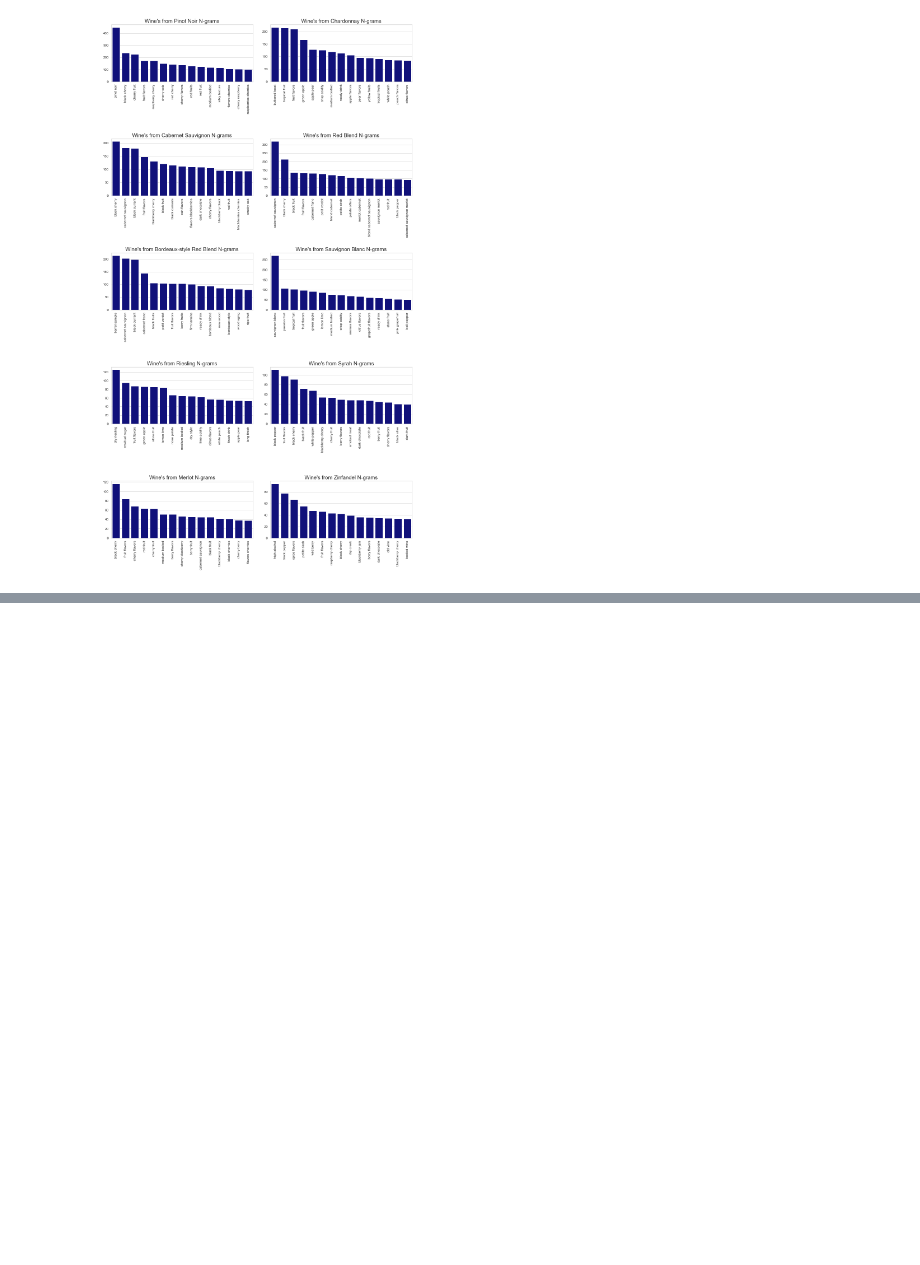
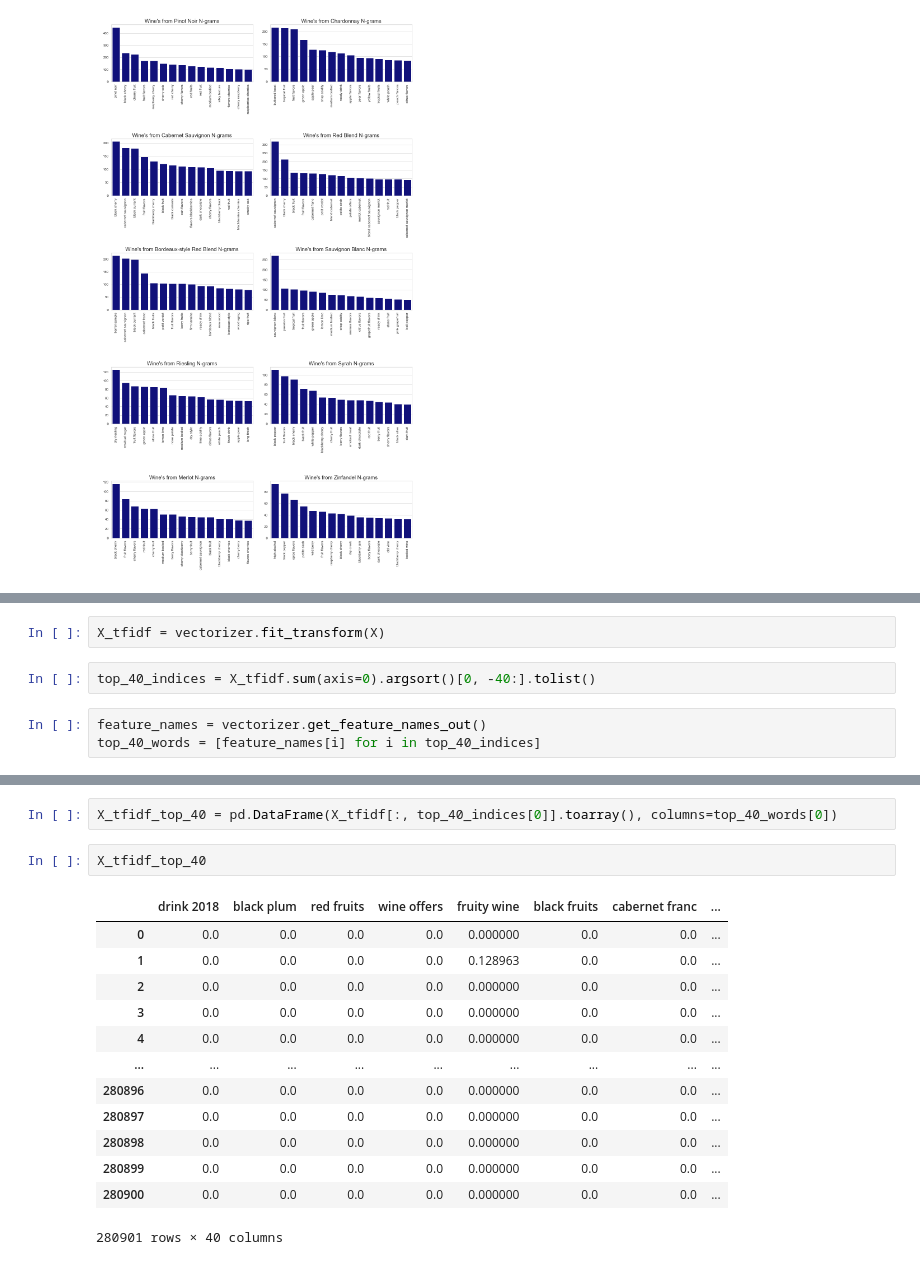
Before and after one commit to jvlopesdp/wine_recommendation, a Jupyter notebook: notebooks/2023 09 19_Description analysis.ipynb, the cells around one changed output, grey strips where cells are left out. Cells and saved outputs as stored; diff of their text form; blank space fills up the shorter version.

```diff
--- a/notebooks/2023 09 19_Description analysis.ipynb
+++ b/notebooks/2023 09 19_Description analysis.ipynb
@@ -239,0 +256,7 @@ plt.show()
+# %%
+X_tfidf = vectorizer.fit_transform(X)
+# %%
+top_40_indices = X_tfidf.sum(axis=0).argsort()[0, -40:].tolist()
+# %%
+feature_names = vectorizer.get_feature_names_out()
+top_40_words = [feature_names[i] for i in top_40_indices]
@@ -239,0 +277,18 @@ plt.show()
+# %%
+X_tfidf_top_40 = pd.DataFrame(X_tfidf[:, top_40_indices[0]].toarray(), columns=top_40_words[0])
+# %%
+X_tfidf_top_40
+# %% [output]
+|  | drink 2018 | black plum | red fruits | wine offers | fruity wine | black fruits | cabernet franc | ... |
+| 0 | 0.0 | 0.0 | 0.0 | 0.0 | 0.000000 | 0.0 | 0.0 | ... |
+| 1 | 0.0 | 0.0 | 0.0 | 0.0 | 0.128963 | 0.0 | 0.0 | ... |
+| 2 | 0.0 | 0.0 | 0.0 | 0.0 | 0.000000 | 0.0 | 0.0 | ... |
+| 3 | 0.0 | 0.0 | 0.0 | 0.0 | 0.000000 | 0.0 | 0.0 | ... |
+| 4 | 0.0 | 0.0 | 0.0 | 0.0 | 0.000000 | 0.0 | 0.0 | ... |
+| ... | ... | ... | ... | ... | ... | ... | ... | ... |
+| 280896 | 0.0 | 0.0 | 0.0 | 0.0 | 0.000000 | 0.0 | 0.0 | ... |
+| 280897 | 0.0 | 0.0 | 0.0 | 0.0 | 0.000000 | 0.0 | 0.0 | ... |
+| 280898 | 0.0 | 0.0 | 0.0 | 0.0 | 0.000000 | 0.0 | 0.0 | ... |
+| 280899 | 0.0 | 0.0 | 0.0 | 0.0 | 0.000000 | 0.0 | 0.0 | ... |
+| 280900 | 0.0 | 0.0 | 0.0 | 0.0 | 0.000000 | 0.0 | 0.0 | ... |
+280901 rows × 40 columns
```
Also changed, not shown: parts of 25 cells of this notebook.
